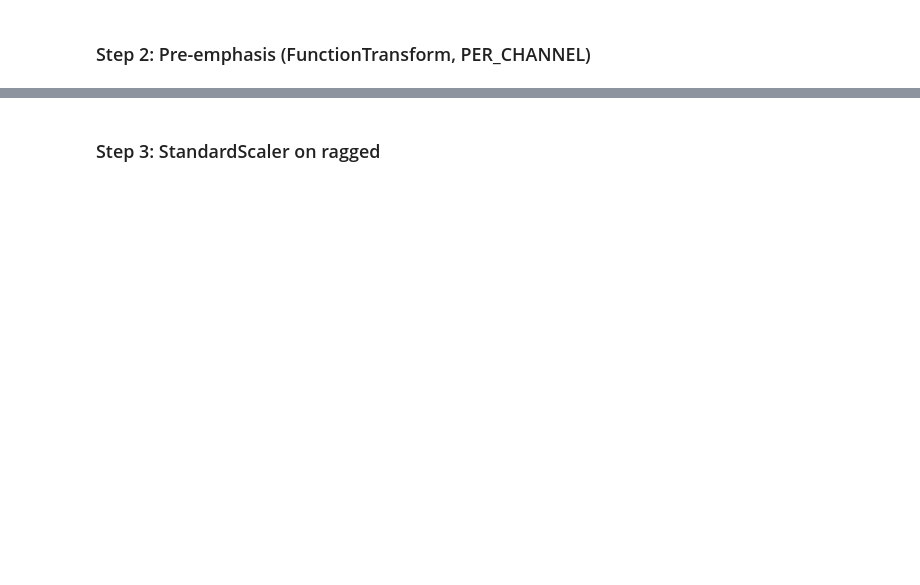
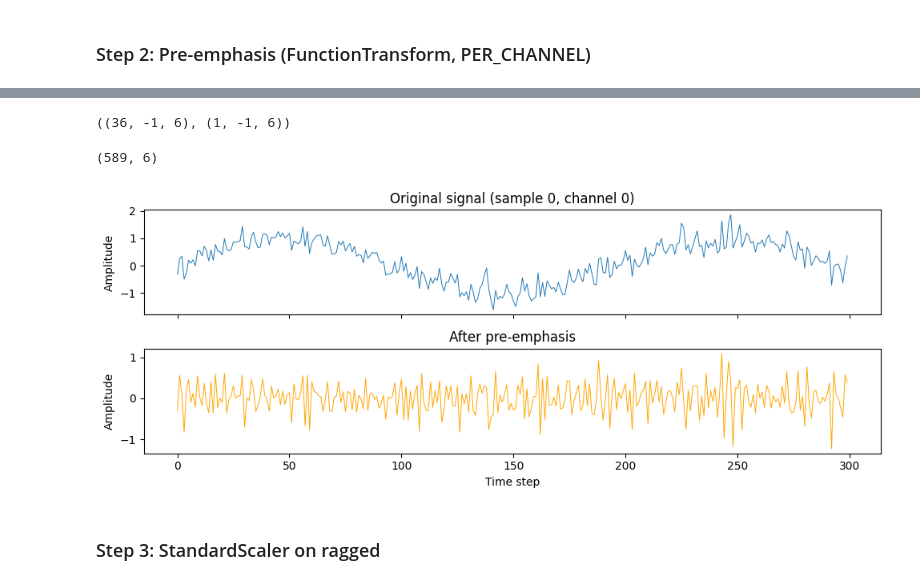
Before and after one commit to kontogiannisg/tensorts, a Jupyter notebook: test_sklearn_compat_problems.ipynb, the cells around one changed output, grey strips where cells are left out. Drawn from its saved outputs; the diff is of its cells as text; code cells hidden in the pictures; blank space fills up the shorter version.

```diff
--- a/test_sklearn_compat_problems.ipynb
+++ b/test_sklearn_compat_problems.ipynb
@@ -188,18 +196,28 @@ print(f"After pre-emphasis: is_ragged={X1.is_ragged}, n_samples={X1.n_samples}")
+# %%
+X.shape, X[0].shape
+# %% [output]
+((36, -1, 6), (1, -1, 6))
+# %%
+X[0].samples[0].shape
+# %% [output]
+(589, 6)
 # %%
 # Plot: original vs pre-emphasized for first sample, channel 0
-sample_orig = X[0].data[:, 0] if X[0].data.ndim == 2 else X[0].data
-sample_pre = X1[0].data[:, 0] if X1[0].data.ndim == 2 else X1[0].data
+sample_orig = X[0].samples[0][:, 0] # if X[0].samples[0].ndim == 2 else X[0].data
+sample_pre = X1[0].samples[0][:, 0] # if X1[0].samples[0].ndim == 2 else X1[0].data
 
 fig, axes = plt.subplots(2, 1, figsize=(10, 4), sharex=True)
 axes[0].plot(sample_orig[:300], linewidth=0.7)
 axes[0].set_title("Original signal (sample 0, channel 0)")
 axes[0].set_ylabel("Amplitude")
 axes[1].plot(sample_pre[:300], linewidth=0.7, color="orange")
 axes[1].set_title("After pre-emphasis")
 axes[1].set_ylabel("Amplitude")
 axes[1].set_xlabel("Time step")
 plt.tight_layout()
 plt.show()
+# %% [output]
+[figure, added]
 # %% [markdown]
 ### Step 3: StandardScaler on ragged
 # %%
```
Also changed, not shown: parts of 21 cells of this notebook.
